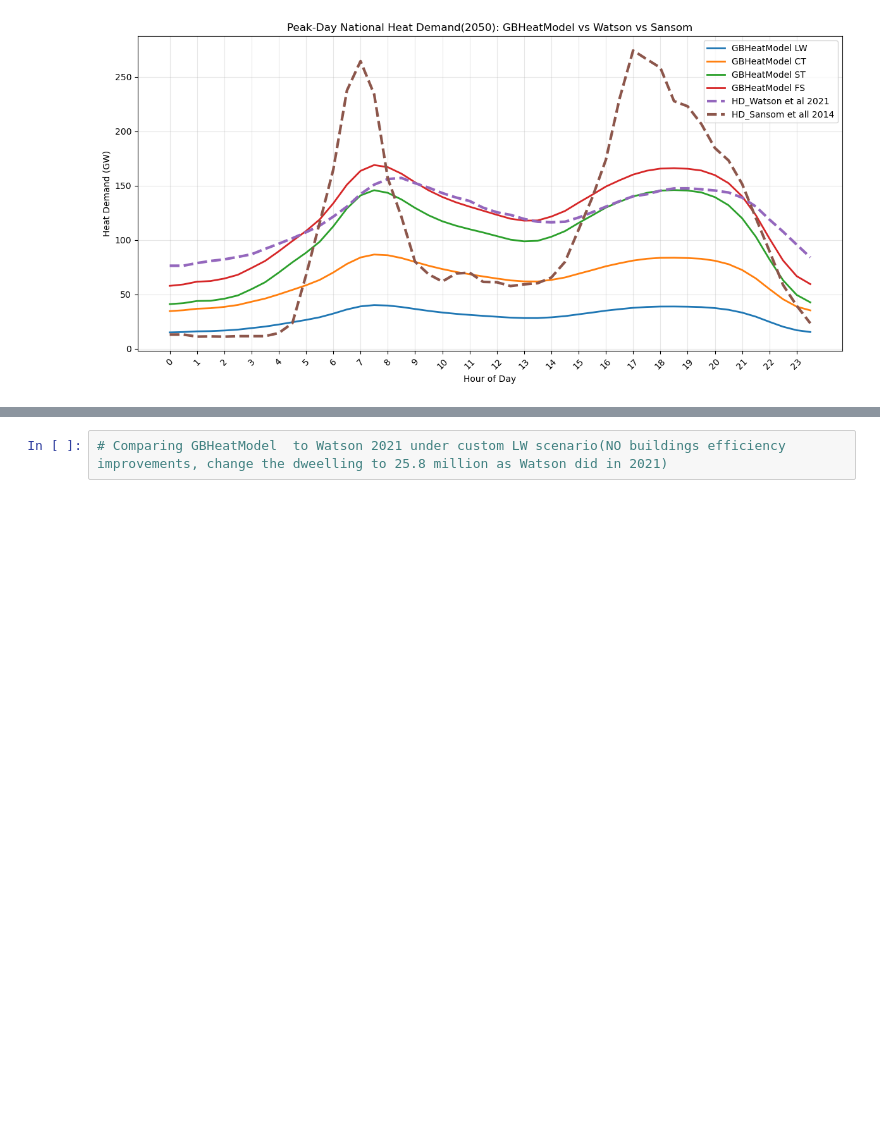
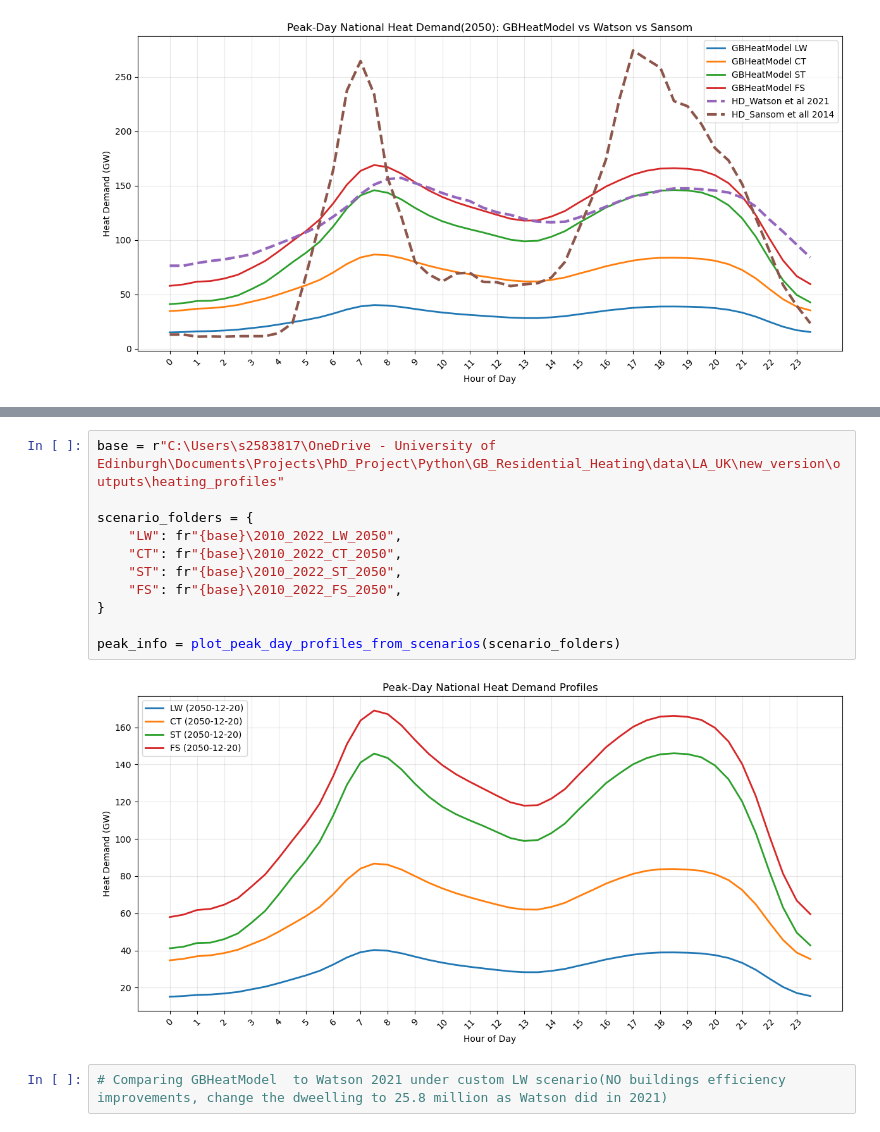
Before and after one commit to Lavinjafari/GBHeatModel, a Jupyter notebook: Notebooks/Validation_3.ipynb, the cells around one changed output, grey strips where cells are left out. Cells and saved outputs as stored; diff of their text form; blank space fills up the shorter version.

```diff
--- a/Notebooks/Validation_3.ipynb
+++ b/Notebooks/Validation_3.ipynb
@@ -224,3 +303,16 @@ peak_info = plot_peak_day_profiles_with_benchmarks(
+# %%
+base = r"C:\Users\s2583817\OneDrive - University of Edinburgh\Documents\Projects\PhD_Project\Python\GB_Residential_Heating\data\LA_UK\new_version\outputs\heating_profiles"
+
+scenario_folders = {
+    "LW": fr"{base}\2010_2022_LW_2050",
+    "CT": fr"{base}\2010_2022_CT_2050",
+    "ST": fr"{base}\2010_2022_ST_2050",
+    "FS": fr"{base}\2010_2022_FS_2050",
+}
+
+peak_info = plot_peak_day_profiles_from_scenarios(scenario_folders)
+# %% [output]
+[figure, added]
 # %%
 # Comparing GBHeatModel  to Watson 2021 under custom LW scenario(NO buildings efficiency improvements, change the dweelling to 25.8 million as Watson did in 2021)
 # %%
```
Also changed, not shown: parts of 6 cells of this notebook.
